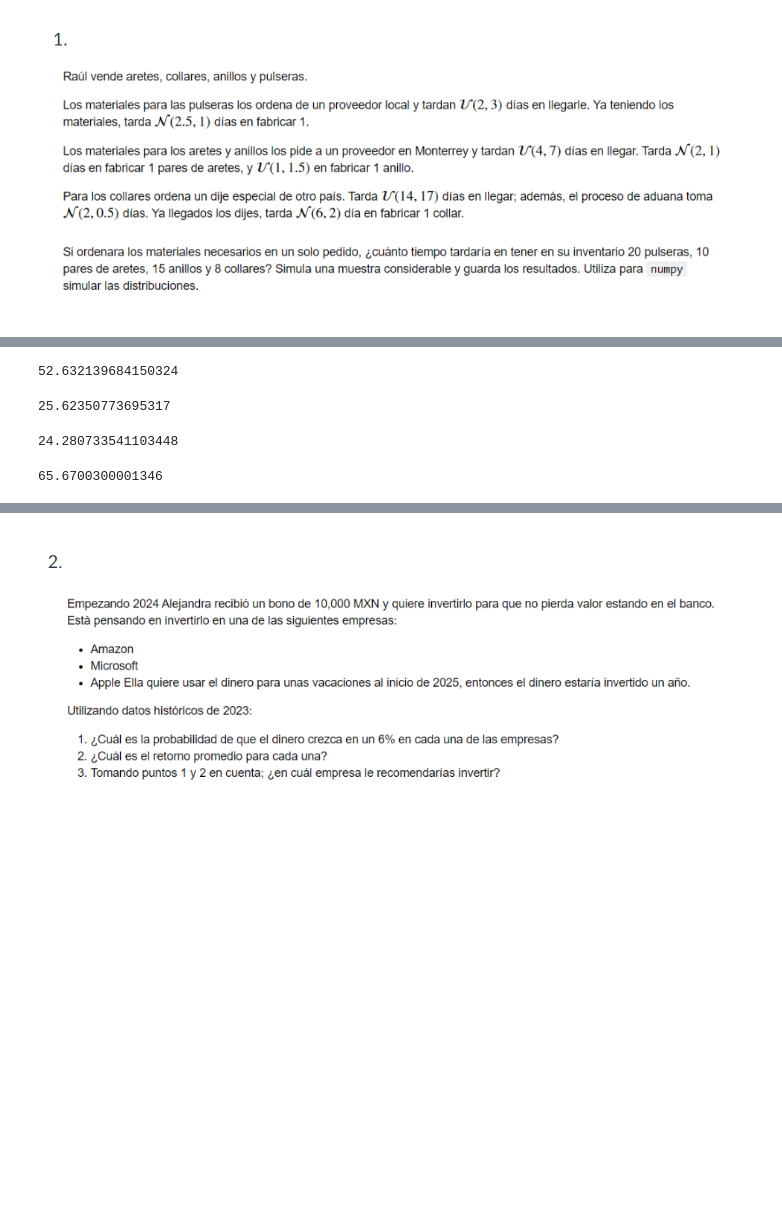
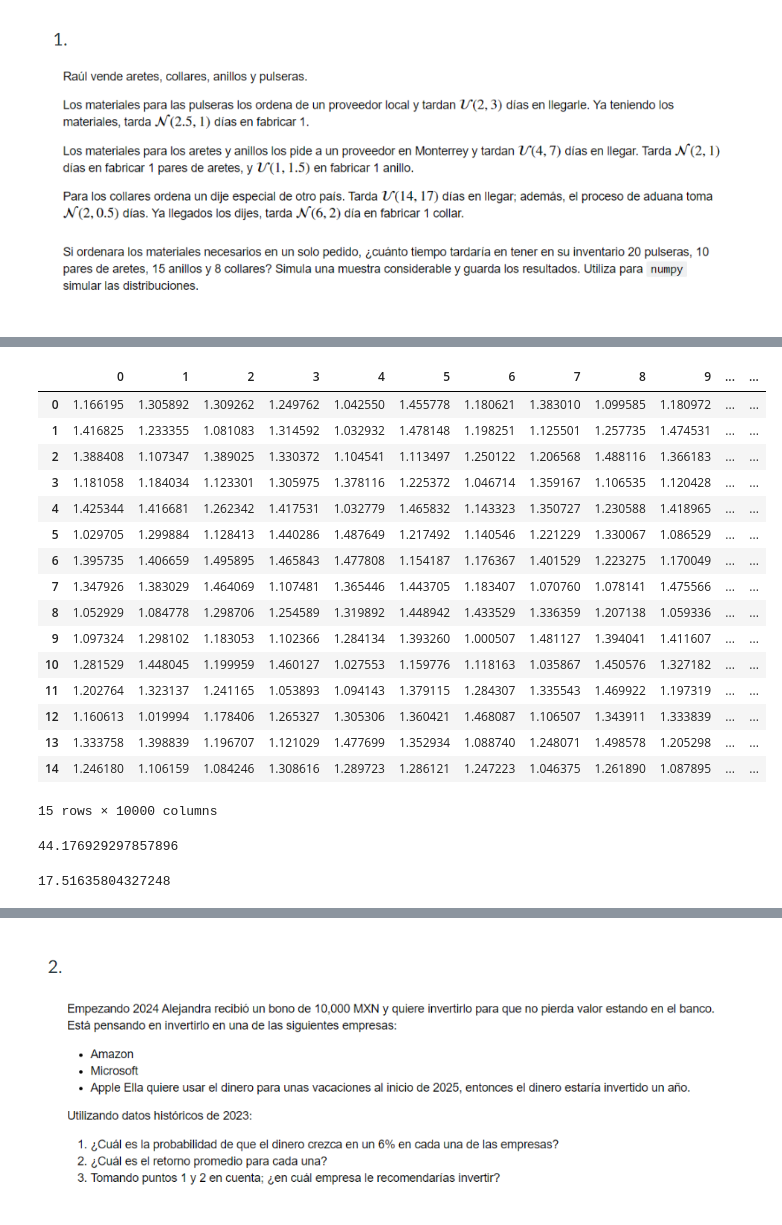
Before and after one commit to MarianaVal06/Simulaci-n-Matematica-1, a Jupyter notebook: 06 Probabilidad Precio-Umbral.ipynb, the cells around one changed output, grey strips where cells are left out. Drawn from its saved outputs; the diff is of its cells as text; code cells hidden in the pictures; blank space fills up the shorter version.

```diff
--- a/06 Probabilidad Precio-Umbral.ipynb
+++ b/06 Probabilidad Precio-Umbral.ipynb
@@ -224,21 +278,31 @@ Con estas proyecciones pudimos calcular probabilidades de sobrepasar cierto prec
+# %%
+anillos= pd.DataFrame(np.random.uniform(1,1.5, size=(15,N)))
+anillos
+# %% [output]
+|  | 0 | 1 | 2 | 3 | 4 | 5 | 6 | 7 | 8 | 9 | ... | ... |
+| 0 | 1.166195 | 1.305892 | 1.309262 | 1.249762 | 1.042550 | 1.455778 | 1.180621 | 1.383010 | 1.099585 | 1.180972 | ... | ... |
+| 1 | 1.416825 | 1.233355 | 1.081083 | 1.314592 | 1.032932 | 1.478148 | 1.198251 | 1.125501 | 1.257735 | 1.474531 | ... | ... |
+| 2 | 1.388408 | 1.107347 | 1.389025 | 1.330372 | 1.104541 | 1.113497 | 1.250122 | 1.206568 | 1.488116 | 1.366183 | ... | ... |
+| 3 | 1.181058 | 1.184034 | 1.123301 | 1.305975 | 1.378116 | 1.225372 | 1.046714 | 1.359167 | 1.106535 | 1.120428 | ... | ... |
+| 4 | 1.425344 | 1.416681 | 1.262342 | 1.417531 | 1.032779 | 1.465832 | 1.143323 | 1.350727 | 1.230588 | 1.418965 | ... | ... |
+| 5 | 1.029705 | 1.299884 | 1.128413 | 1.440286 | 1.487649 | 1.217492 | 1.140546 | 1.221229 | 1.330067 | 1.086529 | ... | ... |
+| 6 | 1.395735 | 1.406659 | 1.495895 | 1.465843 | 1.477808 | 1.154187 | 1.176367 | 1.401529 | 1.223275 | 1.170049 | ... | ... |
+| 7 | 1.347926 | 1.383029 | 1.464069 | 1.107481 | 1.365446 | 1.443705 | 1.183407 | 1.070760 | 1.078141 | 1.475566 | ... | ... |
+| 8 | 1.052929 | 1.084778 | 1.298706 | 1.254589 | 1.319892 | 1.448942 | 1.433529 | 1.336359 | 1.207138 | 1.059336 | ... | ... |
+| 9 | 1.097324 | 1.298102 | 1.183053 | 1.102366 | 1.284134 | 1.393260 | 1.000507 | 1.481127 | 1.394041 | 1.411607 | ... | ... |
+| 10 | 1.281529 | 1.448045 | 1.199959 | 1.460127 | 1.027553 | 1.159776 | 1.118163 | 1.035867 | 1.450576 | 1.327182 | ... | ... |
+| 11 | 1.202764 | 1.323137 | 1.241165 | 1.053893 | 1.094143 | 1.379115 | 1.284307 | 1.335543 | 1.469922 | 1.197319 | ... | ... |
+| 12 | 1.160613 | 1.019994 | 1.178406 | 1.265327 | 1.305306 | 1.360421 | 1.468087 | 1.106507 | 1.343911 | 1.333839 | ... | ... |
+| 13 | 1.333758 | 1.398839 | 1.196707 | 1.121029 | 1.477699 | 1.352934 | 1.088740 | 1.248071 | 1.498578 | 1.205298 | ... | ... |
+| 14 | 1.246180 | 1.106159 | 1.084246 | 1.308616 | 1.289723 | 1.286121 | 1.247223 | 1.046375 | 1.261890 | 1.087895 | ... | ... |
+15 rows × 10000 columns
+# %%
+tiempo_anillosaretes= (aretes.sum()).mean()+ (anillos.sum()).mean()+ llegada_aretesanillos.mean()
+tiempo_anillosaretes
+# %% [output]
+44.176929297857896
 # %%
-N=10000
-pulseras= (np.random.uniform(2,3,N) + np.random.normal(2.5,1,N)*20).mean()
-pulseras
+llegada_collares= np.random.uniform(14,17,N).mean()+ np.random.normal(2,0.5,N).mean()
+llegada_collares
 # %% [output]
-52.632139684150324
+17.51635804327248
-# %%
-aretes= (np.random.uniform(4,7,N)+ np.random.normal(2,1,N)*10).mean()
-aretes
-# %% [output]
-25.62350773695317
-# %%
-anillos= (np.random.uniform(4,7,N)+ np.random.uniform(1,1.5,N)*15).mean()
-anillos
-# %% [output]
-24.280733541103448
-# %%
-collares= (np.random.uniform(14,17,N)+ np.random.normal(2,0.5,N)+ np.random.normal(6,2,N)*8).mean()
-collares
-# %% [output]
-65.6700300001346
```
Also changed, not shown: parts of 9 cells of this notebook.
